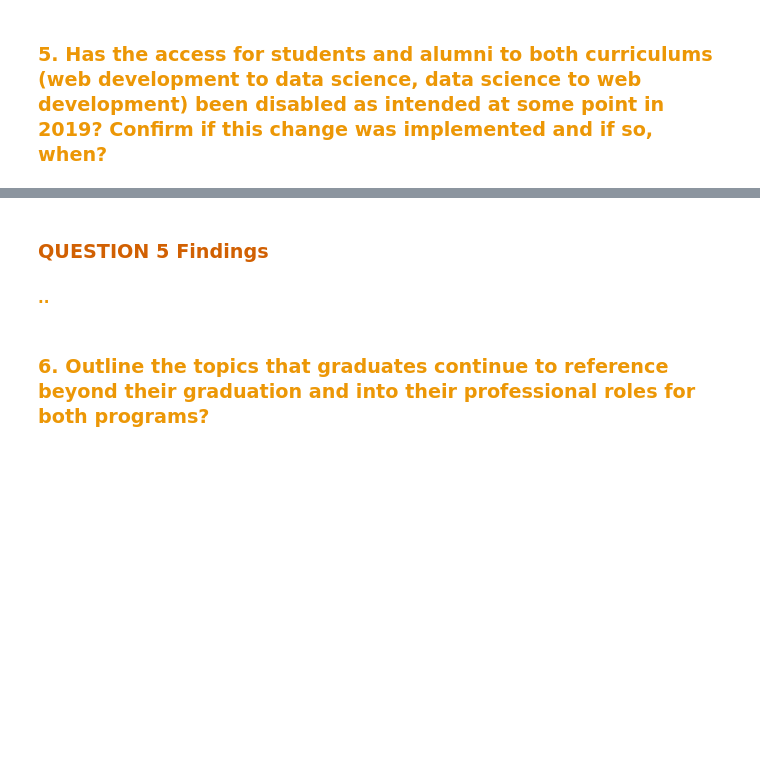
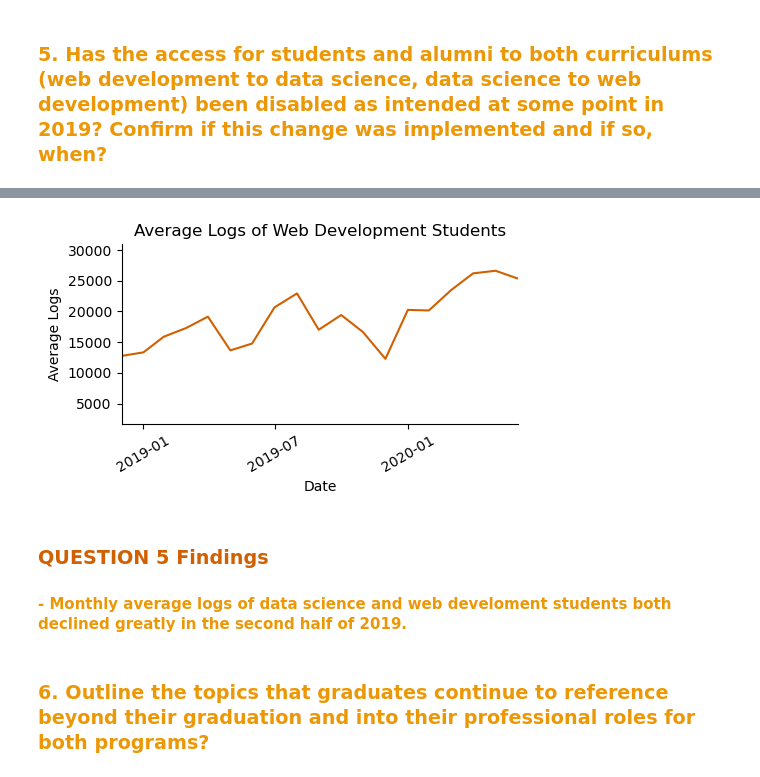
Before and after one commit to Curriculum-Assurance-Team/Curriculum_Engagement_and_Usage_Analysis, a Jupyter notebook: CAT_FinalNotebook.ipynb, the cells around one changed output, grey strips where cells are left out. Cells and saved outputs as stored; diff of their text form; code cells hidden in the pictures; blank space fills up the shorter version.

```diff
--- a/CAT_FinalNotebook.ipynb
+++ b/CAT_FinalNotebook.ipynb
@@ -127,9 +202,11 @@ w.plot_monthly_avg_ds_logs()
 # %%
 # Plots the average monthly logs for Web Development students.
-w.plot_monthly_avg_wd_logs
+w.plot_monthly_avg_wd_logs(logs_df)
+# %% [output]
+[figure, added]
 # %% [markdown]
 ###  <span style ='color:#D16002'> QUESTION 5 Findings
-#### <span style= 'color: #EC9706'> ..
+#### <span style= 'color: #EC9706'> - Monthly average logs of data science and web develoment students both declined greatly in the second half of 2019.
 # %% [markdown]
 ### <span style= 'color: #EC9706'>6. Outline the topics that graduates continue to reference beyond their graduation and into their professional roles for both programs?
 # %%
```
Also changed, not shown: parts of 22 cells of this notebook.
